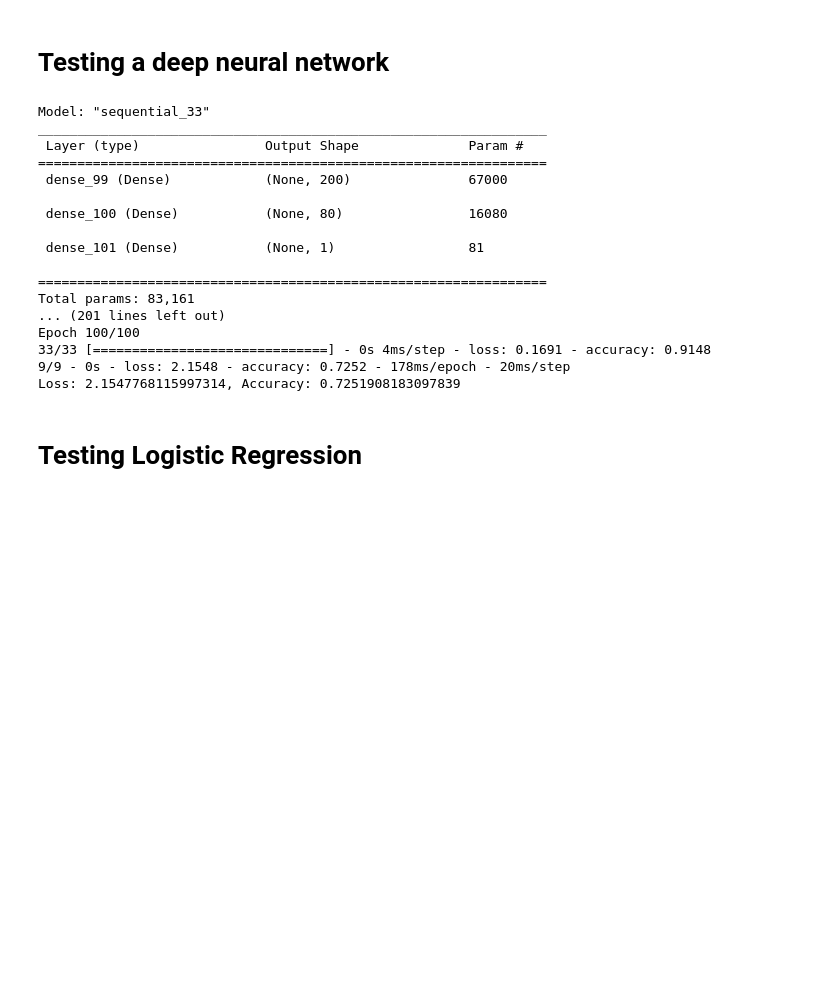
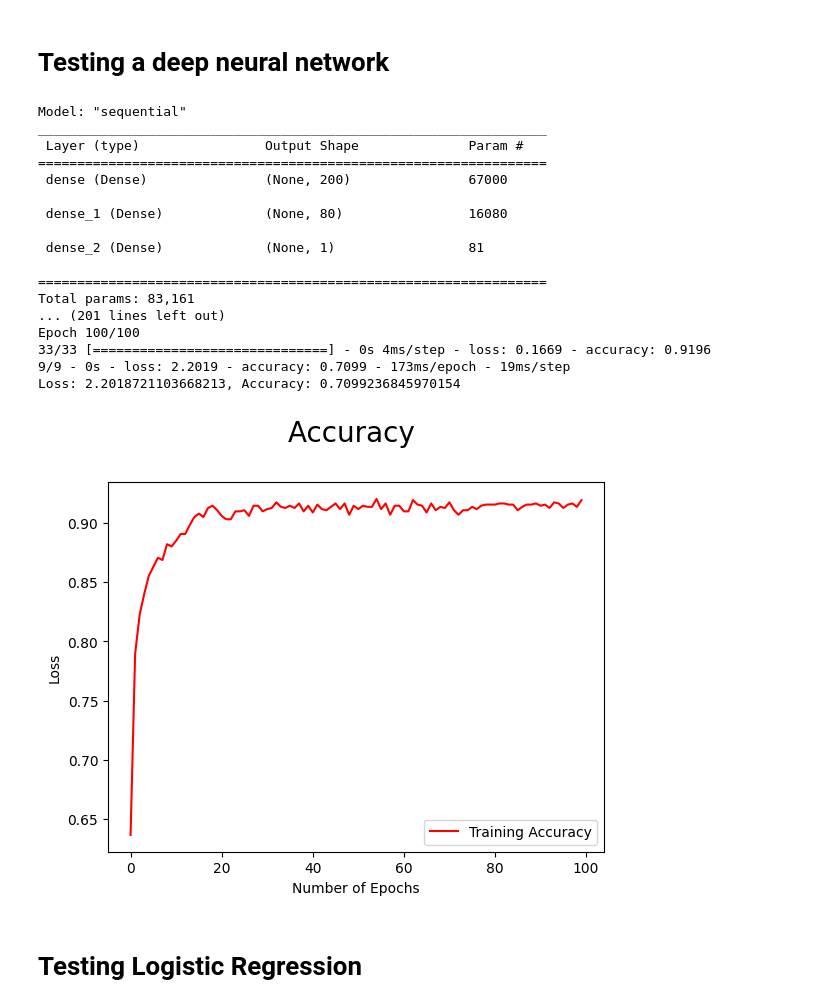
Before and after one commit to baileykayla953/healthcare-machine-learning-model, a Jupyter notebook: Machine Learning Models for IMR Review/Determination__model_KB.ipynb, the cells around one changed output. Cells and saved outputs as stored; diff of their text form; code cells hidden in the pictures; blank space fills up the shorter version.

```diff
--- a/Machine Learning Models for IMR Review/Determination__model _ Final.ipynb
+++ b/Machine Learning Models for IMR Review/Determination__model_KB.ipynb
@@ -39,6 +40,6 @@ Overturned Decision of Health Plan    724
 Upheld Decision of Health Plan        583
 Name: determination, dtype: int64
 # %%
-urgentcare_df['target']=np.where(urgentcare_df["determination"]=="Upheld Decision of Health Plan", "No Additional Payment", "Additional Payment")
+urgentcare_df['target']=np.where(urgentcare_df["determination"]=="Upheld Decision of Health Plan", "Additional Payment", "No Additional Payment")
 urgentcare_df['target'].value_counts()
 # %% [output]
@@ -47,6 +48,6 @@ No Additional Payment    583
 Name: target, dtype: int64
 # %%
-urgentcare_df['target']=np.where(urgentcare_df["target"]=="Additional Payment", 1, 0)
+urgentcare_df['target']=np.where(urgentcare_df["target"]=="No Additional Payment", 1, 0)
 urgentcare_df['target'].value_counts()
 # %% [output]
 1    724
@@ -137,23 +138,32 @@ fit_model = nn.fit (X_train_scaled, y_train, epochs= 100)
 model_loss, model_accuracy = nn.evaluate(X_test_scaled,y_test,verbose=2)
 print(f"Loss: {model_loss}, Accuracy: {model_accuracy}")
 # %% [output]
-Model: "sequential_33"
+Model: "sequential"
 _________________________________________________________________
  Layer (type)                Output Shape              Param #
 =================================================================
- dense_99 (Dense)            (None, 200)               67000
+ dense (Dense)               (None, 200)               67000
 
- dense_100 (Dense)           (None, 80)                16080
+ dense_1 (Dense)             (None, 80)                16080
 
- dense_101 (Dense)           (None, 1)                 81
+ dense_2 (Dense)             (None, 1)                 81
 
 =================================================================
 Total params: 83,161
 ... (201 lines left out)
 Epoch 100/100
-33/33 [==============================] - 0s 4ms/step - loss: 0.1691 - accuracy: 0.9148
-9/9 - 0s - loss: 2.1548 - accuracy: 0.7252 - 178ms/epoch - 20ms/step
-Loss: 2.1547768115997314, Accuracy: 0.7251908183097839
+33/33 [==============================] - 0s 4ms/step - loss: 0.1669 - accuracy: 0.9196
+9/9 - 0s - loss: 2.2019 - accuracy: 0.7099 - 173ms/epoch - 19ms/step
+Loss: 2.2018721103668213, Accuracy: 0.7099236845970154
+# %%
+plt.title('Accuracy \n', fontsize=20)
+plt.plot(fit_model.history['accuracy'], 'red', label='Training Accuracy')
+plt.xlabel('Number of Epochs')
+plt.ylabel('Loss')
+plt.legend()
+plt.show()
+# %% [output]
+[figure, added]
 # %% [markdown]
 # Testing Logistic Regression
 # %%
```
Also changed, not shown: parts of 2 cells of this notebook, 4 other files.
